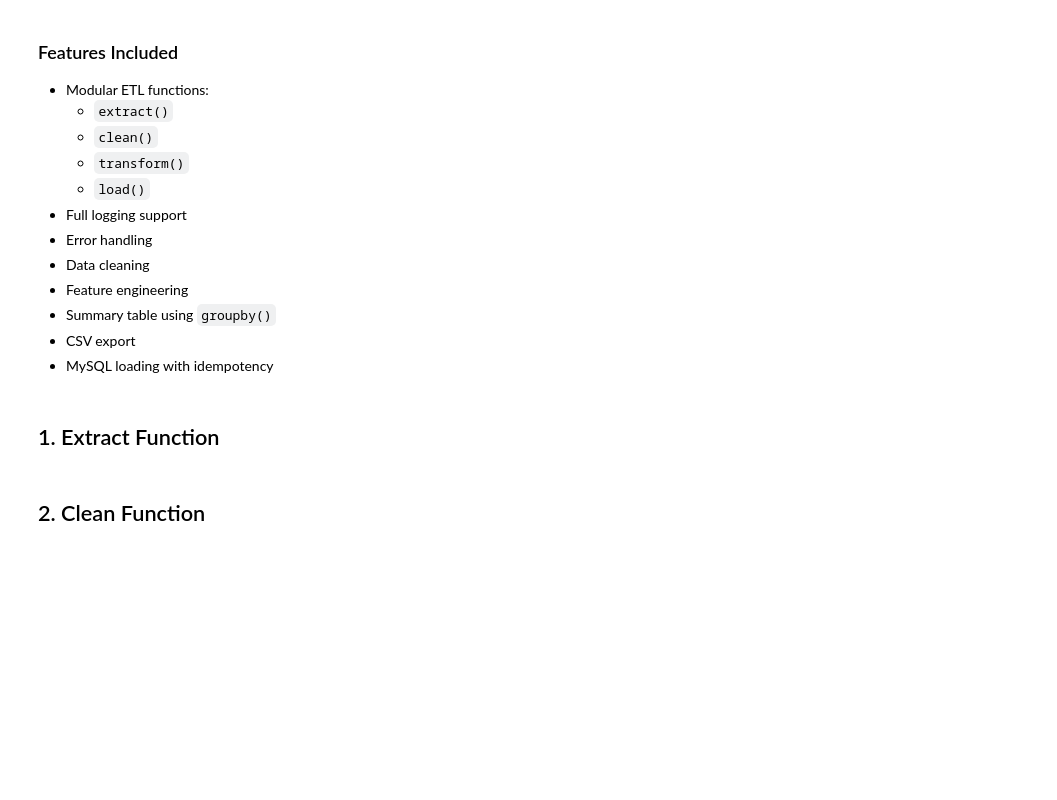
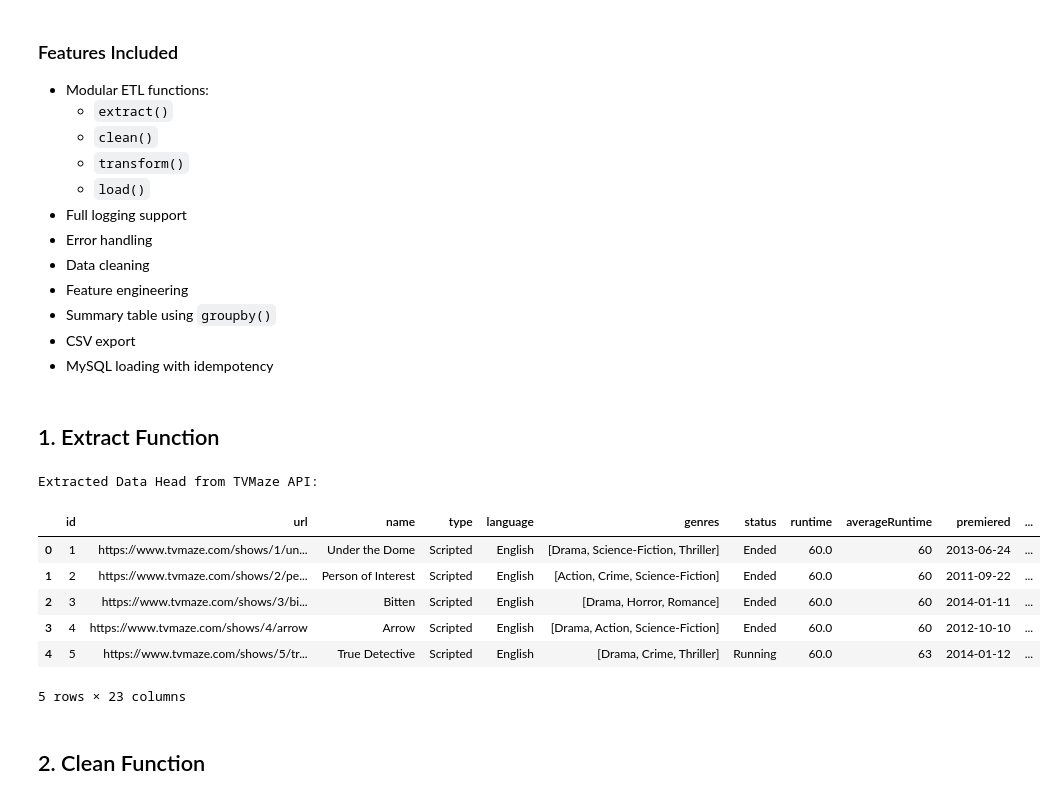
Before and after one commit to MaharjanSumit-59/AI_Data_Internship, a Jupyter notebook: week_4(ETL_Data_Cleaning)/Task_8/task3_etl.ipynb, the cells around one changed output. Cells and saved outputs as stored; diff of their text form; code cells hidden in the pictures; blank space fills up the shorter version.

```diff
--- a/week_4(ETL_Data_Cleaning)/Task_8/task3_etl.ipynb
+++ b/week_4(ETL_Data_Cleaning)/Task_8/task3_etl.ipynb
@@ -49,33 +49,52 @@ MYSQL_TABLE = "tvmaze_shows"
 # %%
 
 def extract(url, timeout=10):
     logger.info("Starting extraction process")
 
     try:
         response = requests.get(url, timeout=timeout)
         response.raise_for_status()
 
         data = response.json()
 
         df = pd.DataFrame(data)
 
         logger.info(f"Extraction completed successfully. Rows extracted: {len(df)}")
 
         return df
 
     except requests.exceptions.Timeout:
         logger.error("Request timed out")
 
     except requests.exceptions.HTTPError as e:
         logger.error(f"HTTP Error: {e}")
 
     except requests.exceptions.ConnectionError:
         logger.error("Connection Error")
 
     except Exception as e:
         logger.error(f"Unexpected Error: {e}")
 
     return pd.DataFrame()
+
+# Example usage of the extract function
+API_URL = 'https://api.tvmaze.com/shows'
+raw_df = extract(API_URL)
+
+if not raw_df.empty:
+    print("Extracted Data Head from TVMaze API:")
+    display(raw_df.head())
+else:
+    print("No data extracted from TVMaze API.")
+# %% [output]
+Extracted Data Head from TVMaze API:
+|  | id | url | name | type | language | genres | status | runtime | averageRuntime | premiered | ... |
+| 0 | 1 | https://www.tvmaze.com/shows/1/un... | Under the Dome | Scripted | English | [Drama, Science-Fiction, Thriller] | Ended | 60.0 | 60 | 2013-06-24 | ... |
+| 1 | 2 | https://www.tvmaze.com/shows/2/pe... | Person of Interest | Scripted | English | [Action, Crime, Science-Fiction] | Ended | 60.0 | 60 | 2011-09-22 | ... |
+| 2 | 3 | https://www.tvmaze.com/shows/3/bi... | Bitten | Scripted | English | [Drama, Horror, Romance] | Ended | 60.0 | 60 | 2014-01-11 | ... |
+| 3 | 4 | https://www.tvmaze.com/shows/4/arrow | Arrow | Scripted | English | [Drama, Action, Science-Fiction] | Ended | 60.0 | 60 | 2012-10-10 | ... |
+| 4 | 5 | https://www.tvmaze.com/shows/5/tr... | True Detective | Scripted | English | [Drama, Crime, Thriller] | Running | 60.0 | 63 | 2014-01-12 | ... |
+5 rows × 23 columns
 # %% [markdown]
 ## 2. Clean Function
 # %%
```
Also changed, not shown: parts of 3 cells of this notebook, 3 other files.
